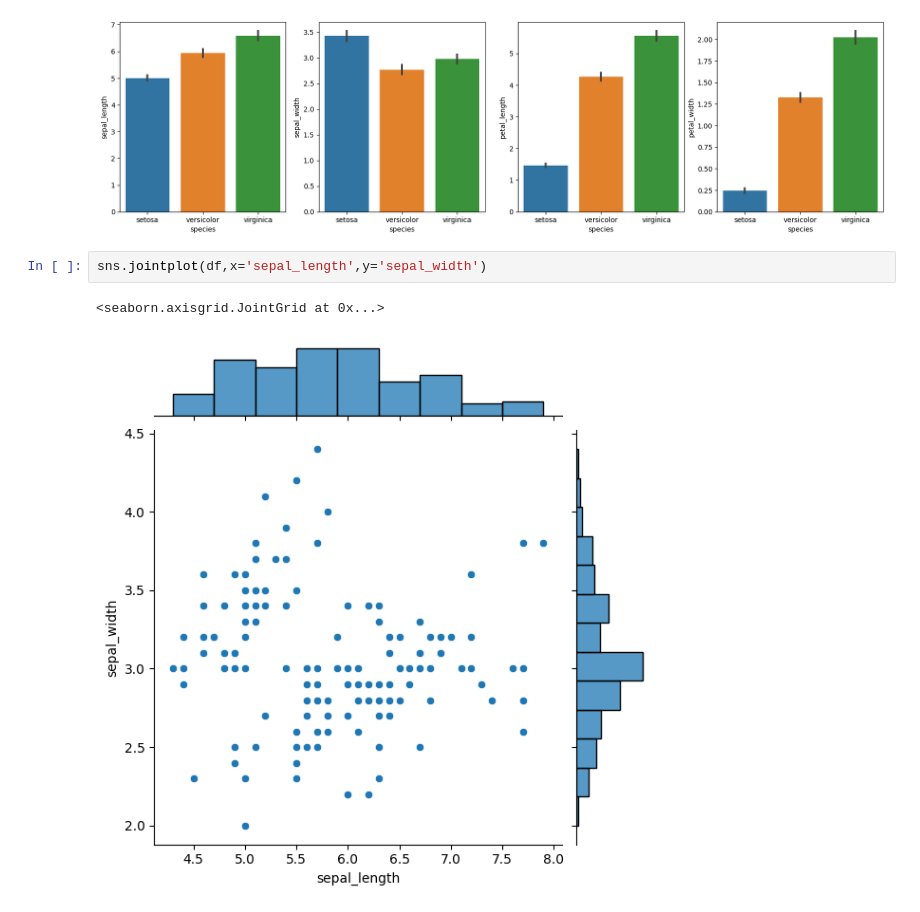
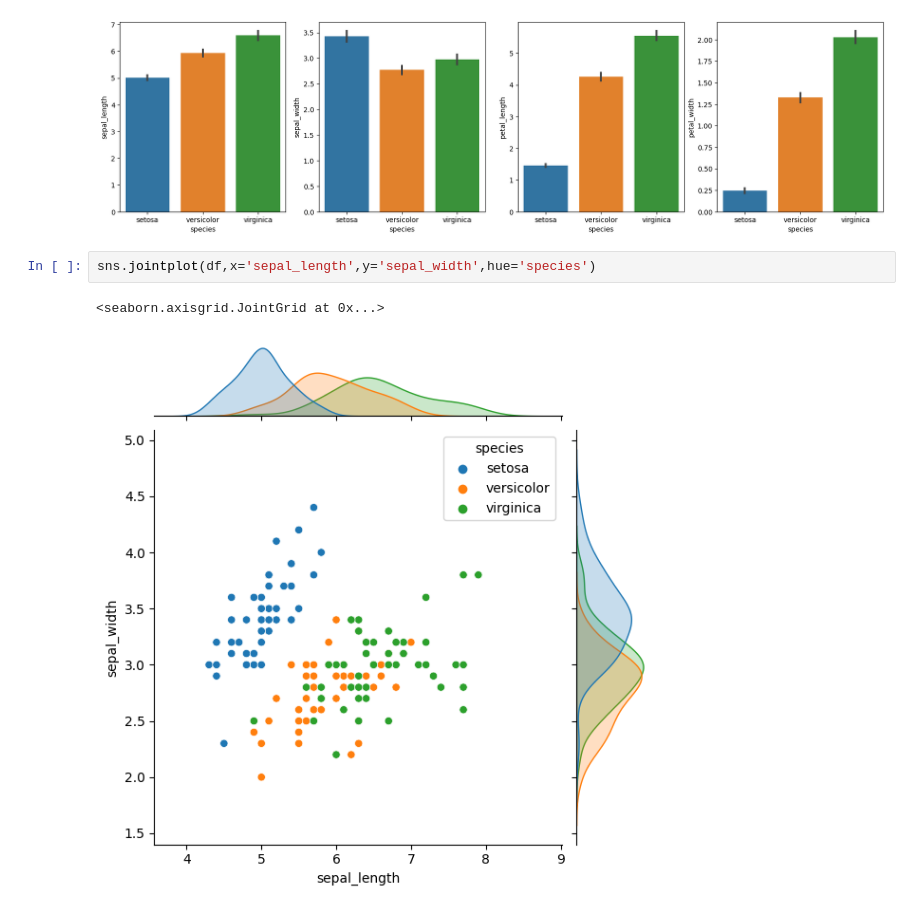
Before and after one commit to Saini-priyanshu/python-analysis, a Jupyter notebook: visualization.ipynb, the cells around one changed output. Drawn from its saved outputs; the diff is of its cells as text.

Commit message:
graphs

```diff
--- a/visualization.ipynb
+++ b/visualization.ipynb
@@ -56,7 +56,7 @@ _=sns.barplot(df,x='species',y='petal_width',ax=ax[3])
 # %% [output]
 [figure]
 # %%
-sns.jointplot(df,x='sepal_length',y='sepal_width')
+sns.jointplot(df,x='sepal_length',y='sepal_width',hue='species')
 # %% [output]
 <seaborn.axisgrid.JointGrid at 0x...>
-[figure, old version]
+[figure, new version]
```
Also changed, not shown: parts of 1 cell of this notebook, 1 other file.
